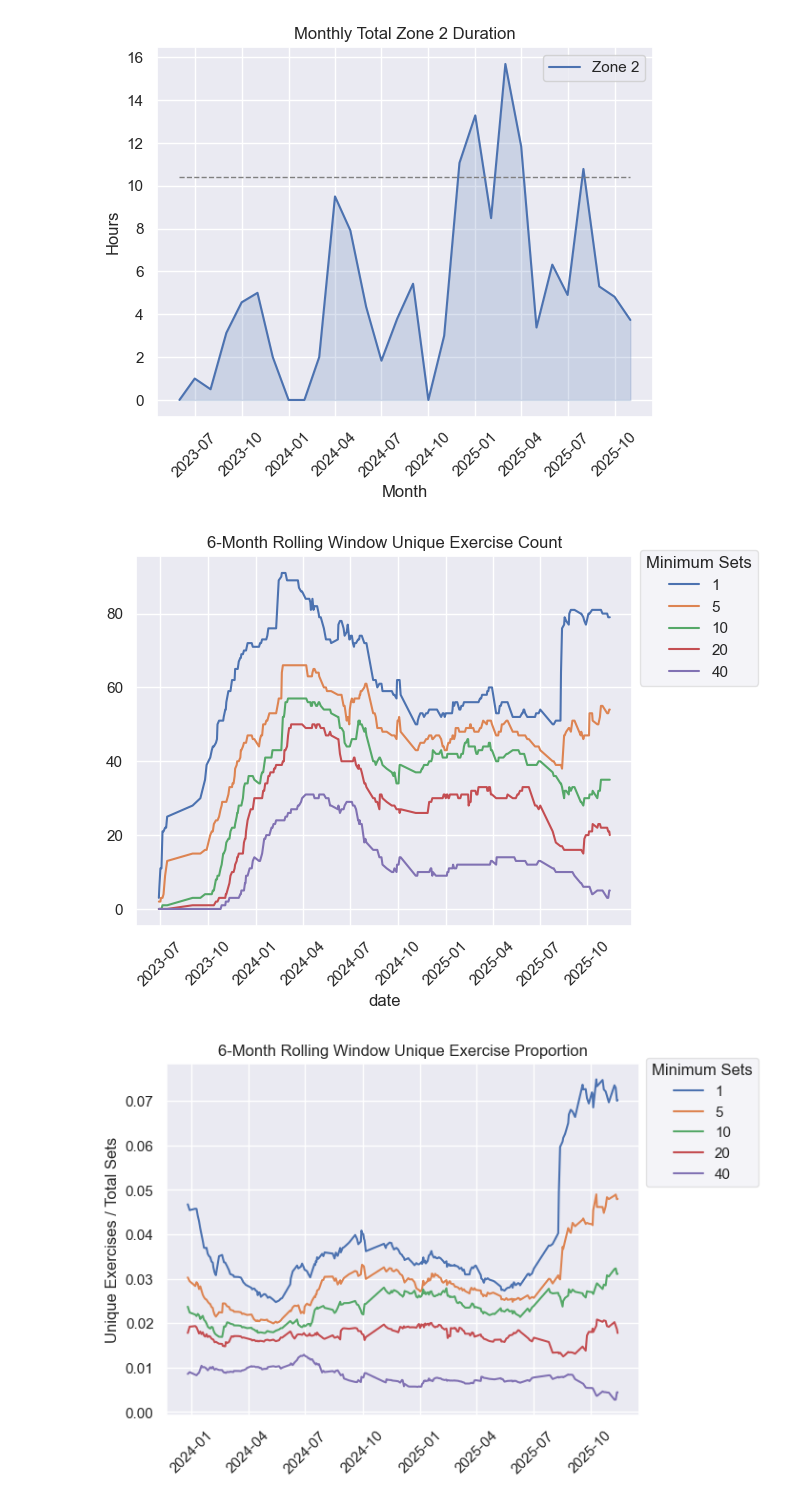
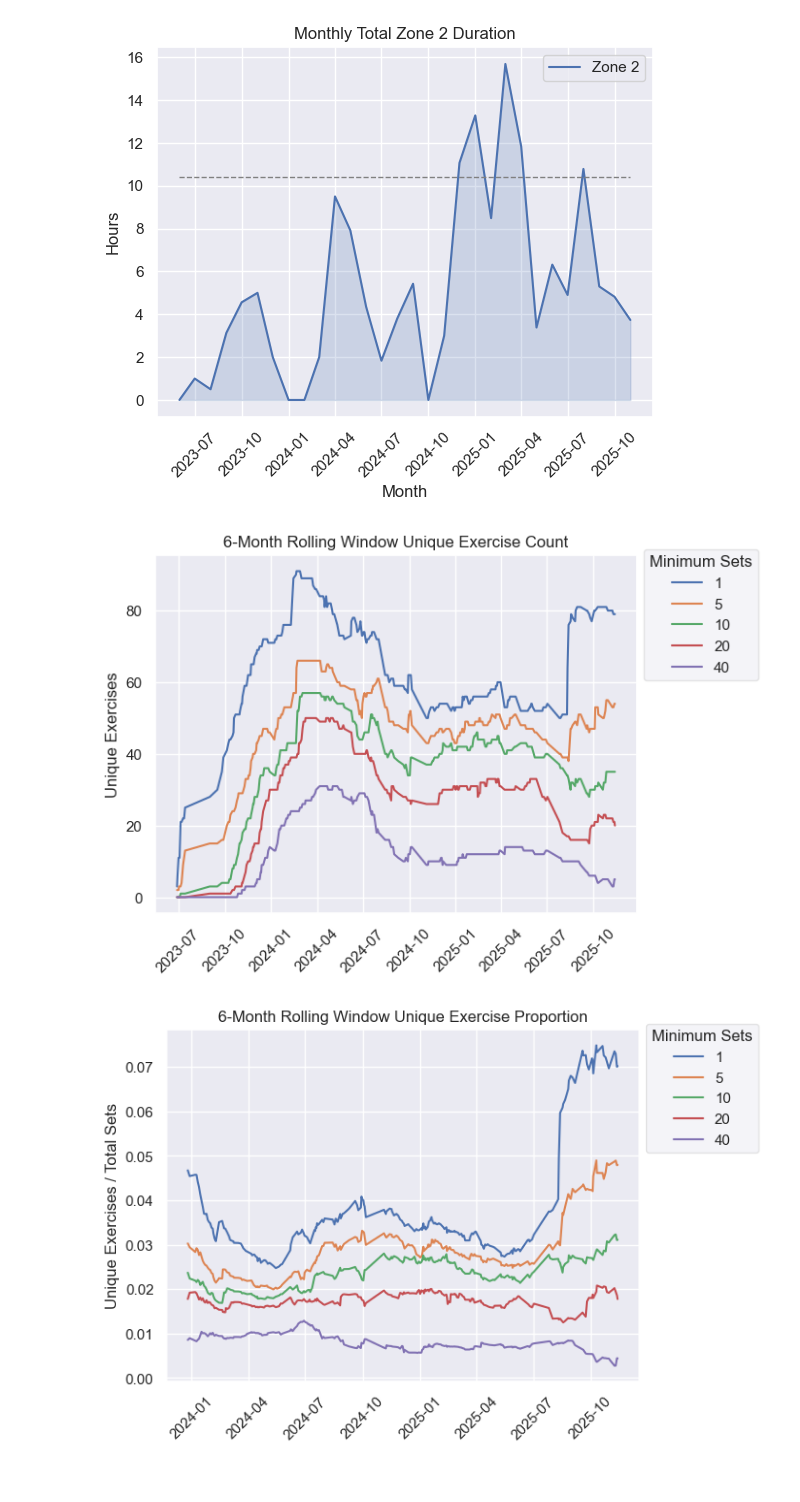
Before and after one commit to sthobbs/exercise-data-analysis, a Jupyter notebook: workout_analysis.ipynb, the cells around one changed output. Cells and saved outputs as stored; diff of their text form; code cells hidden in the pictures.

```diff
--- a/workout_analysis.ipynb
+++ b/workout_analysis.ipynb
@@ -2240,35 +2242,35 @@ for date in dates:
                 threshold_counts[threshold] -= 1
         # update muscle group counts
         for muscle_group in muscle_groups_dict.get(exercise, []):
             if muscle_group not in muscle_groups_counts:
                 continue
             if new_count < 1 <= old_count:
                 muscle_groups_counts[muscle_group] -= 1
 
     prev_date_lb = date_lb
 
     # save snapshot of rolling window
     record = {'date': date} | \
              threshold_counts | \
              {'total_sets': sum(exercise_counts.values())} | \
              muscle_groups_counts
     rolling_window_list.append(record)
 
 df = pd.DataFrame(rolling_window_list)
 df2 = df[['date'] + thresholds].copy()
 df_long = df2.melt(id_vars='date', var_name='threshold', value_name='count')  # convert to long format
 
 # plot rolling window
 ax = sns.lineplot(data=df_long, x='date', y='count', hue='threshold', dashes=False, palette='deep')
 plt.xticks(rotation=45)
 plt.title(label="6-Month Rolling Window Unique Exercise Count")
 plt.ylabel('Unique Exercises')
-plt.ylabel(None)
+plt.xlabel(None)
 legend = ax.legend(loc=(1.015, 0.65), title='Minimum Sets')
 legend.get_frame().set_alpha(0.5)
 plt.show()
 # %% [output]
-[figure, old version]
+[figure, new version]
 # %%
 df2 = df[['date', 'total_sets'] + thresholds].copy()
 # filter out partial rolling windows to avoid bias
```
Also changed, not shown: parts of 12 cells of this notebook.
